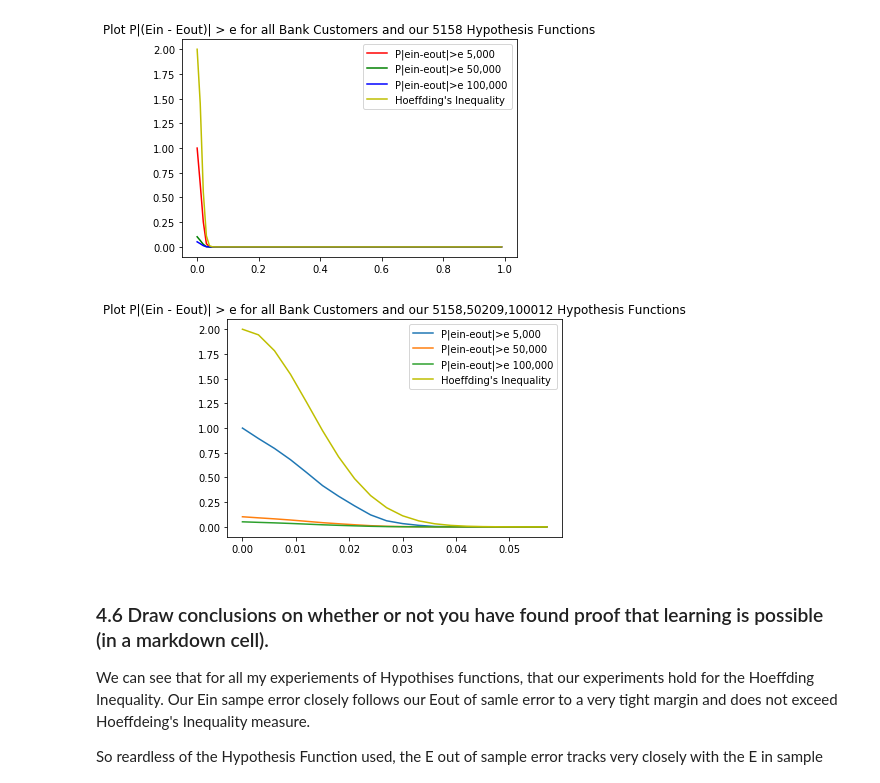
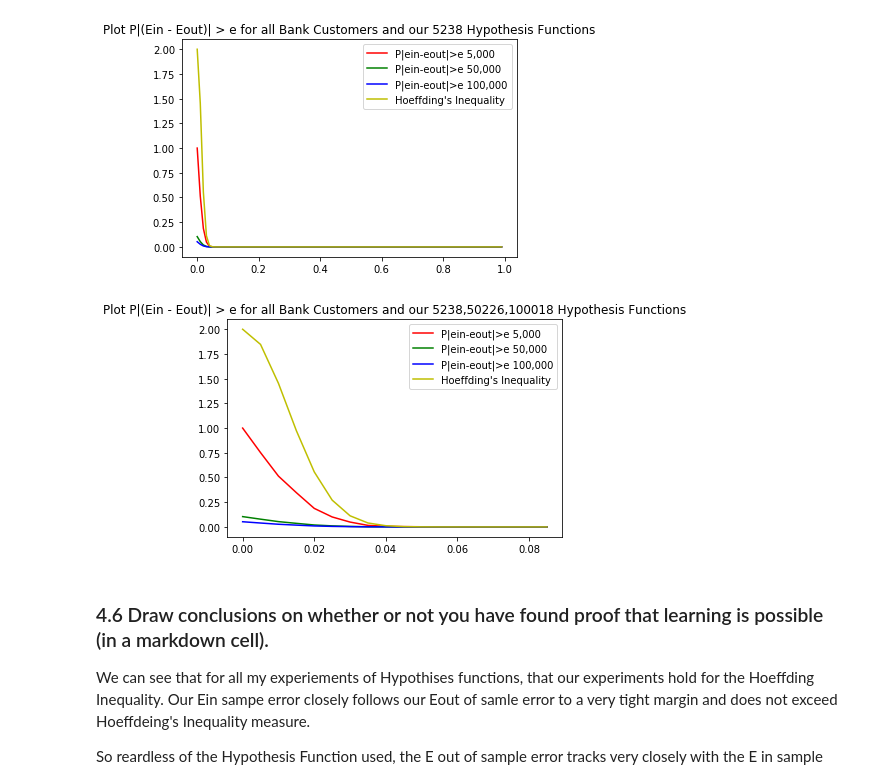
Before and after one commit to vipulpopat/MSCAI_Sem1_Etivity1, a Jupyter notebook: Etivity1.ipynb, the cells around one changed output. Drawn from its saved outputs; the diff is of its cells as text; code cells hidden in the pictures.

```diff
--- a/Etivity1.ipynb
+++ b/Etivity1.ipynb
@@ -671,7 +670,7 @@ def calc_error(training_in, training_out, weights):
     return errors/len(training_in)
 # %%
 # Using the pla algoritm I pass in the Input X and out put y plus weights I need 2 + a bias
-weights = np.array([0,0,1])
+weights = np.array([1,1,1])
 
 final_weights, total_iterations = pla(X, y, weights, 100)
 
@@ -890,28 +893,28 @@ plt.show()
 # %%
 # Let's zoom in
 prob_epsilon=[]
 prob_epsilon2=[]
 prob_epsilon3=[]
 
 N=len(X_train)
 
-epsilons = np.arange(0,0.06, 0.003)
+epsilons = np.arange(0,0.09, 0.005)
 for e in epsilons:
     prob_epsilon.append(len([1 for i in range(actual_iterations) if abs(ein[i]-eout[i]) > e])/actual_iterations)
     prob_epsilon2.append(len([1 for i in range(actual_iterations) if abs(ein2[i]-eout2[i]) > e])/actual_iterations2)
     prob_epsilon3.append(len([1 for i in range(actual_iterations) if abs(ein3[i]-eout3[i]) > e])/actual_iterations3)
 
 plt.figure()
-plt.plot(epsilons, prob_epsilon, label="P|ein-eout|>e 5,000")
-plt.plot(epsilons, prob_epsilon2, label="P|ein-eout|>e 50,000")
-plt.plot(epsilons, prob_epsilon3, label="P|ein-eout|>e 100,000")
+plt.plot(epsilons, prob_epsilon, 'r', label="P|ein-eout|>e 5,000")
+plt.plot(epsilons, prob_epsilon2, 'g', label="P|ein-eout|>e 50,000")
+plt.plot(epsilons, prob_epsilon3, 'b', label="P|ein-eout|>e 100,000")
 
 plt.plot(epsilons, [2*math.exp(-2*e**2*N) for e in epsilons], 'y', label="Hoeffding's Inequality")
 plt.title("Plot P|(Ein - Eout)| > e for all Bank Customers and our {},{},{} Hypothesis Functions".format(actual_iterations,actual_iterations2, actual_iterations3))
 plt.legend()
 plt.show()
 # %% [output]
-[figure, old version]
+[figure, new version]
 # %% [markdown]
 ### 4.6 Draw conclusions on whether or not you have found proof that learning is possible (in a markdown cell).
 
```
Also changed, not shown: parts of 14 cells of this notebook.
